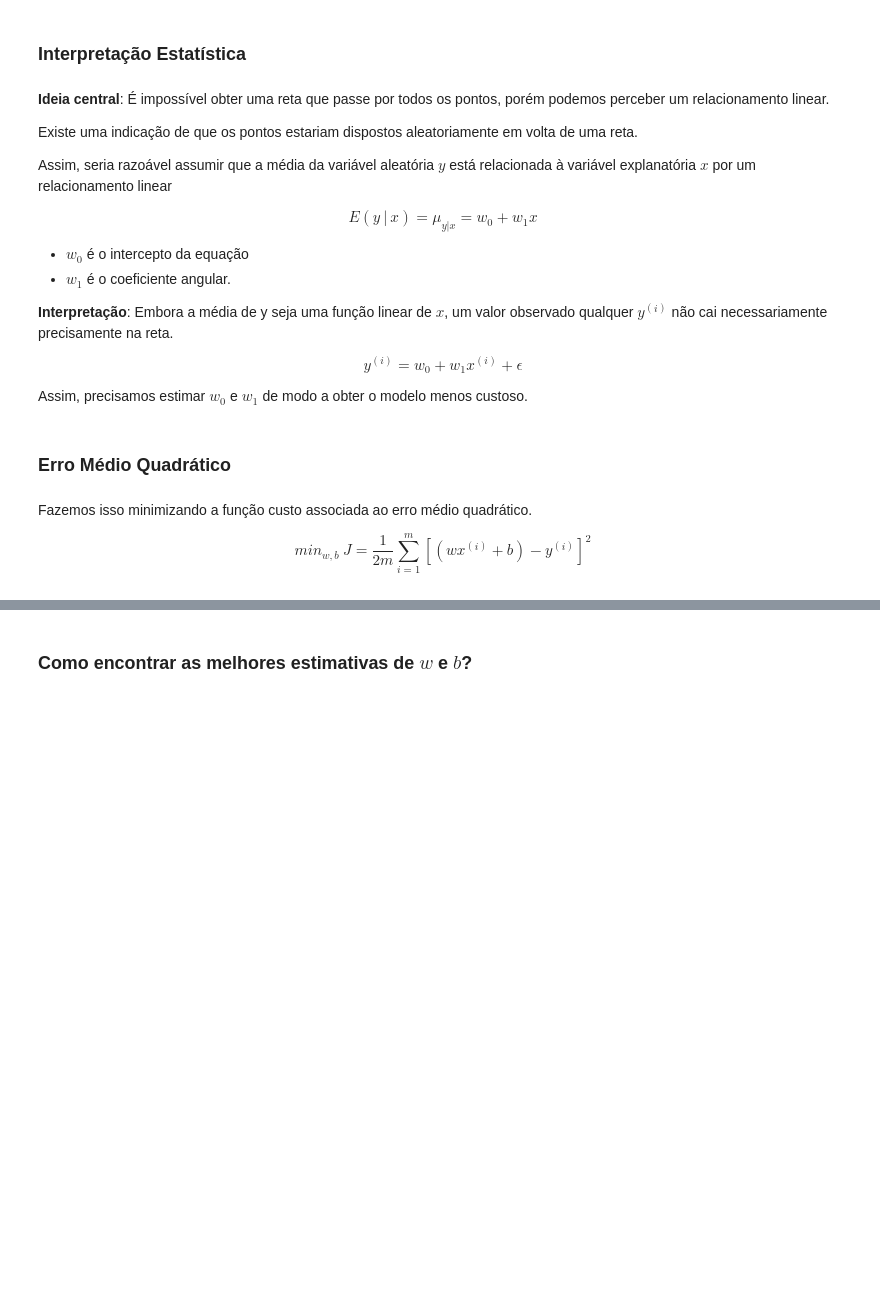
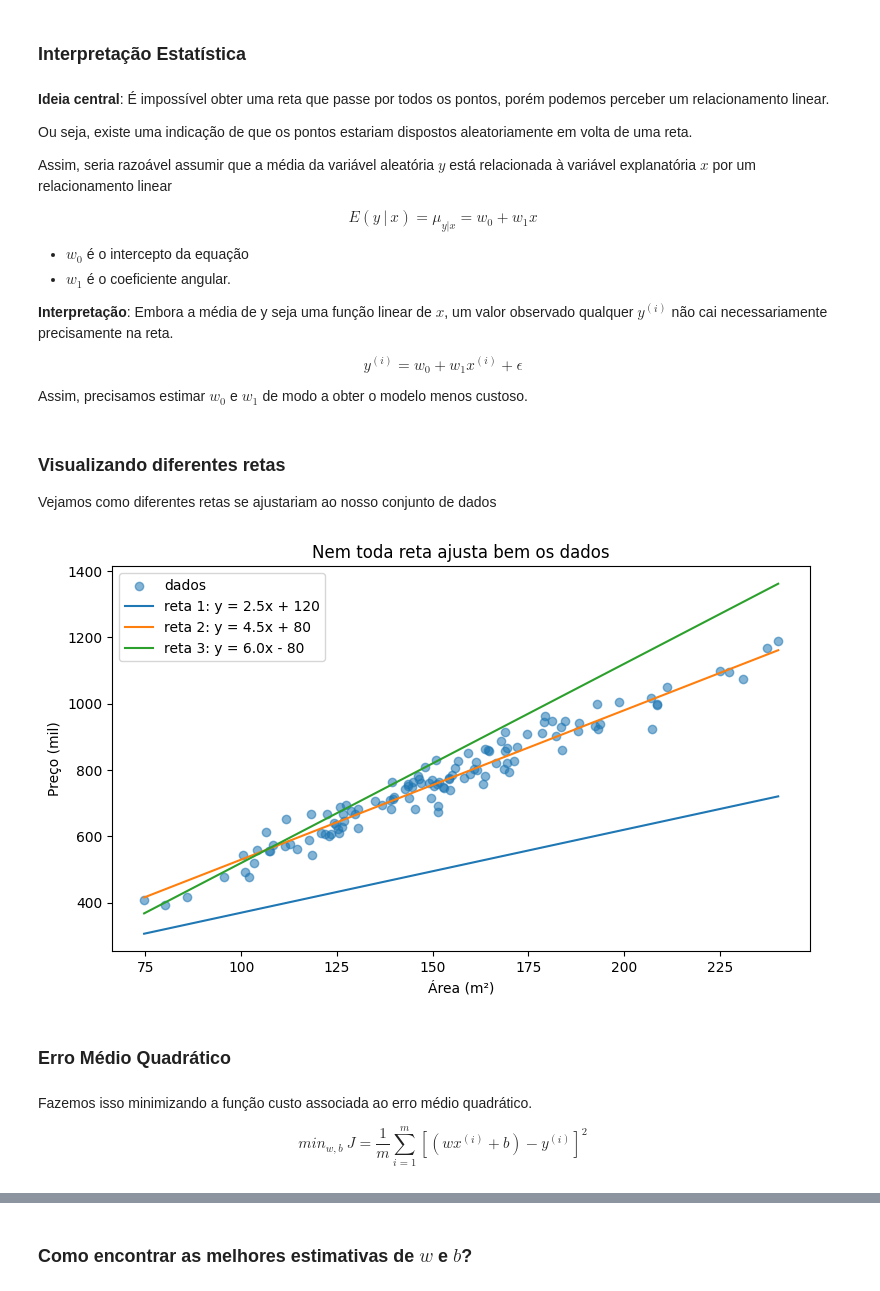
Before and after one commit to diogoflim/AM, a Jupyter notebook: 05_Reg_linear.ipynb, the cells around one changed output, grey strips where cells are left out. Saved outputs shown, nothing was run; the diff lists cells and outputs as text; code cells hidden in the pictures; blank space fills up the shorter version.

```diff
--- a/05_Reg_linear.ipynb
+++ b/05_Reg_linear.ipynb
@@ -100,7 +102,7 @@ Text(0, 0.5, 'Preço em (1000 R$)')
 # %% [markdown]
 **Ideia central**: É impossível obter uma reta que passe por todos os pontos, porém podemos perceber um relacionamento linear.
 
-Existe uma indicação de que os pontos estariam dispostos aleatoriamente em volta de uma reta.
+Ou seja, existe uma indicação de que os pontos estariam dispostos aleatoriamente em volta de uma reta.
 
 Assim, seria razoável assumir que a média da variável aleatória $y$ está relacionada à variável explanatória $x$ por um relacionamento linear
 
@@ -109,16 +111,34 @@ $$E(y│x)=μ_{y|x}=w_0+w_1 x$$
 - $w_0$ é o intercepto da equação
 - $w_1$ é o coeficiente angular.
 
-
 **Interpretação**: Embora a média de y seja uma função linear de $x$, um valor observado qualquer $y^{(i)}$ não cai necessariamente precisamente na reta.
 
 $$y^{(i)}=w_0+w_1x^{(i)} + \epsilon$$
 
 Assim, precisamos estimar $w_0$ e $w_1$ de modo a obter o modelo menos custoso.
+# %% [markdown]
+### Visualizando diferentes retas
+
+Vejamos como diferentes retas se ajustariam ao nosso conjunto de dados
+# %%
+X_plot = np.linspace(dados["area_m2"].min(), dados["area_m2"].max(), 200)
+
+plt.figure(figsize=(9,5))
+plt.scatter(dados["area_m2"], dados["preco_mil"], alpha=0.55, label="dados")
+plt.plot(X_plot, 2.5 * X_plot + 120, label="reta 1: y = 2.5x + 120")
+plt.plot(X_plot, 4.5 * X_plot + 80, label="reta 2: y = 4.5x + 80")
+plt.plot(X_plot, 6.0 * X_plot - 80, label="reta 3: y = 6.0x - 80")
+plt.xlabel("Área (m²)")
+plt.ylabel("Preço (mil)")
+plt.title("Nem toda reta ajusta bem os dados")
+plt.legend()
+plt.show()
+# %% [output]
+[figure, added]
 # %% [markdown]
 ### Erro Médio Quadrático
 # %% [markdown]
 Fazemos isso minimizando a função custo associada ao erro médio quadrático.
 
-$$min_{w,b}⁡ \ J= \frac{1}{2m} \sum_{i=1}^m [( wx^{(i)}+b) - y^{(i)}]^2$$
+$$min_{w,b}⁡ \ J= \frac{1}{m} \sum_{i=1}^m [( wx^{(i)}+b) - y^{(i)}]^2$$
 # %%
```
Also changed, not shown: parts of 32 cells of this notebook.
